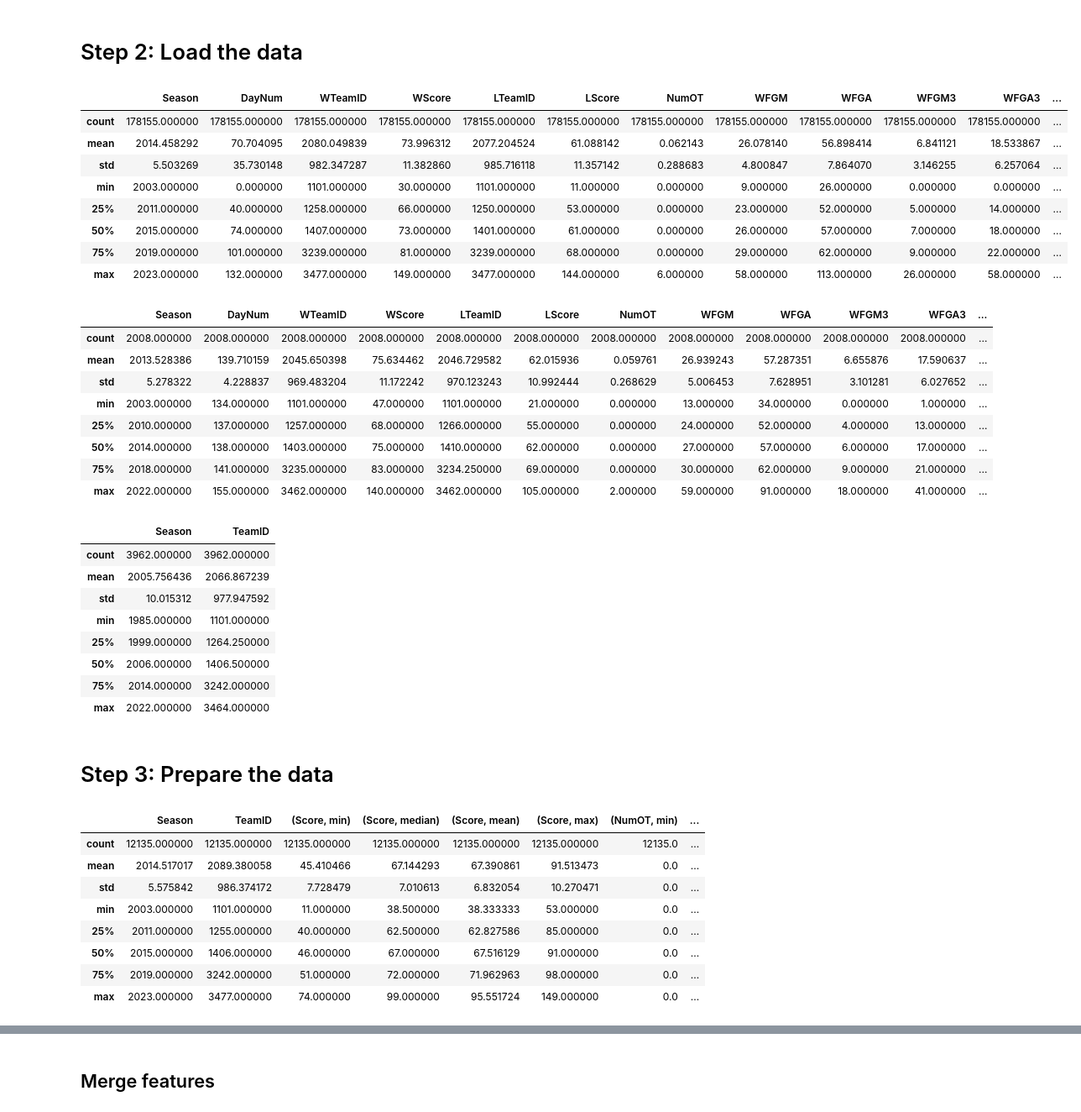
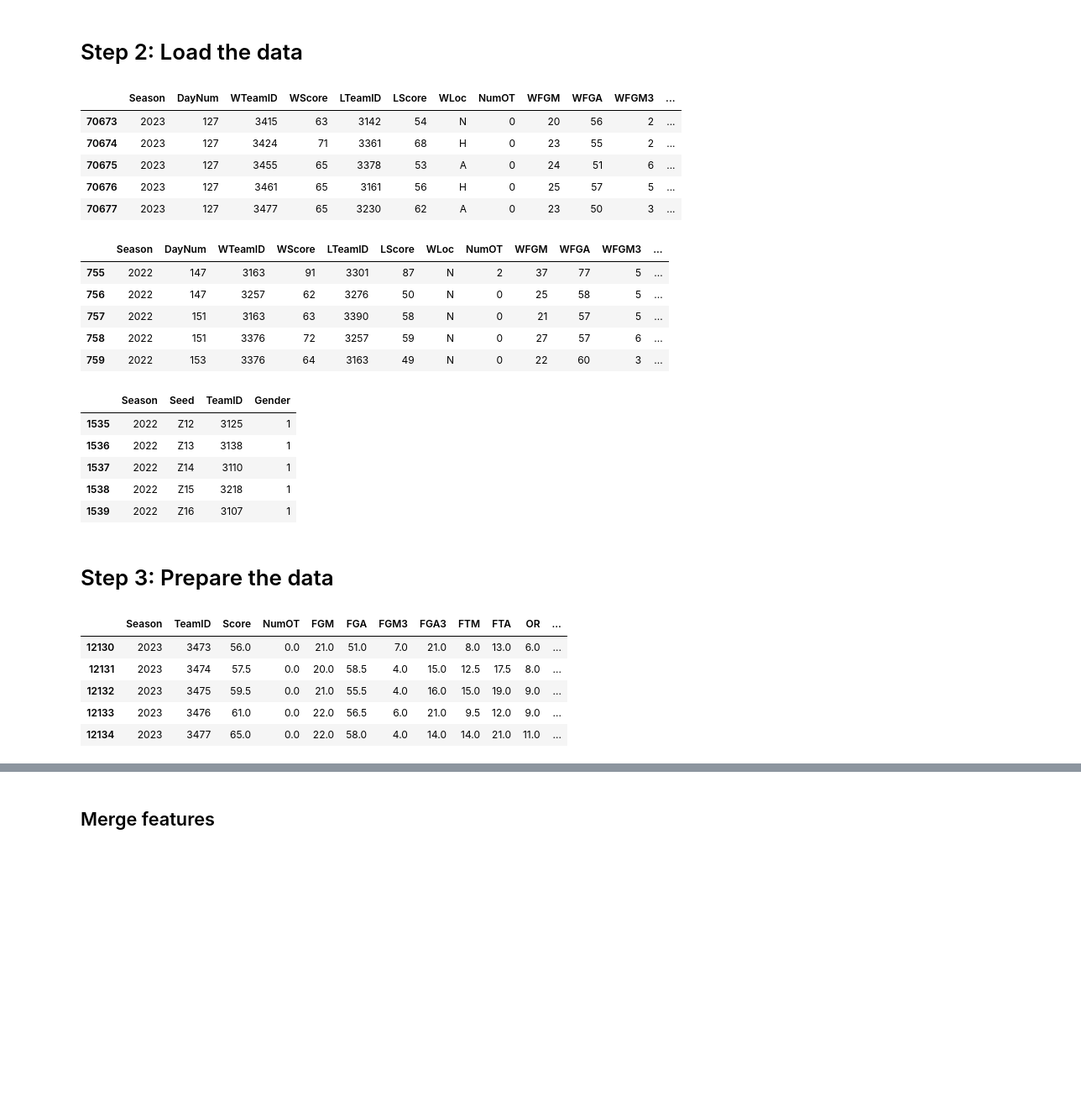
Before and after one commit to sethchart/kaggle-march-machine-learning-mania, a Jupyter notebook: kernels/warmup/notebook.ipynb, the cells around one changed output, grey strips where cells are left out. Shown at 84% size. Saved outputs shown, nothing was run; the diff lists cells and outputs as text; code cells hidden in the pictures; blank space fills up the shorter version.

```diff
--- a/kernels/warmup/notebook.ipynb
+++ b/kernels/warmup/notebook.ipynb
@@ -11,51 +11,42 @@ def load_raw_data(filename: str) -> pd.DataFrame:
     mens_filepath = f"/kaggle/input/warmup-round-march-machine-learning-mania-2023/M{filename}.csv"
     weomens_filepath = f"/kaggle/input/warmup-round-march-machine-learning-mania-2023/W{filename}.csv"
     df_mens = pd.read_csv(mens_filepath)
-    df_mens["Gender"] = "M"
+    df_mens["Gender"] = 0
     df_weomens = pd.read_csv(weomens_filepath)
-    df_weomens["Gender"] = "W"
+    df_weomens["Gender"] = 1
     return pd.concat([df_mens, df_weomens])
 # %% [markdown]
 # Step 2: Load the data
 # %%
 RegularSeasonDetailedResults = load_raw_data("RegularSeasonDetailedResults")
-RegularSeasonDetailedResults.describe()
+RegularSeasonDetailedResults.tail()
 # %% [output]
-|  | Season | DayNum | WTeamID | WScore | LTeamID | LScore | NumOT | WFGM | WFGA | WFGM3 | WFGA3 | ... |
-| count | 178155.000000 | 178155.000000 | 178155.000000 | 178155.000000 | 178155.000000 | 178155.000000 | 178155.000000 | 178155.000000 | 178155.000000 | 178155.000000 | 178155.000000 | ... |
-| mean | 2014.458292 | 70.704095 | 2080.049839 | 73.996312 | 2077.204524 | 61.088142 | 0.062143 | 26.078140 | 56.898414 | 6.841121 | 18.533867 | ... |
-| std | 5.503269 | 35.730148 | 982.347287 | 11.382860 | 985.716118 | 11.357142 | 0.288683 | 4.800847 | 7.864070 | 3.146255 | 6.257064 | ... |
-| min | 2003.000000 | 0.000000 | 1101.000000 | 30.000000 | 1101.000000 | 11.000000 | 0.000000 | 9.000000 | 26.000000 | 0.000000 | 0.000000 | ... |
-| 25% | 2011.000000 | 40.000000 | 1258.000000 | 66.000000 | 1250.000000 | 53.000000 | 0.000000 | 23.000000 | 52.000000 | 5.000000 | 14.000000 | ... |
-| 50% | 2015.000000 | 74.000000 | 1407.000000 | 73.000000 | 1401.000000 | 61.000000 | 0.000000 | 26.000000 | 57.000000 | 7.000000 | 18.000000 | ... |
-| 75% | 2019.000000 | 101.000000 | 3239.000000 | 81.000000 | 3239.000000 | 68.000000 | 0.000000 | 29.000000 | 62.000000 | 9.000000 | 22.000000 | ... |
-| max | 2023.000000 | 132.000000 | 3477.000000 | 149.000000 | 3477.000000 | 144.000000 | 6.000000 | 58.000000 | 113.000000 | 26.000000 | 58.000000 | ... |
+|  | Season | DayNum | WTeamID | WScore | LTeamID | LScore | WLoc | NumOT | WFGM | WFGA | WFGM3 | ... |
+| 70673 | 2023 | 127 | 3415 | 63 | 3142 | 54 | N | 0 | 20 | 56 | 2 | ... |
+| 70674 | 2023 | 127 | 3424 | 71 | 3361 | 68 | H | 0 | 23 | 55 | 2 | ... |
+| 70675 | 2023 | 127 | 3455 | 65 | 3378 | 53 | A | 0 | 24 | 51 | 6 | ... |
+| 70676 | 2023 | 127 | 3461 | 65 | 3161 | 56 | H | 0 | 25 | 57 | 5 | ... |
+| 70677 | 2023 | 127 | 3477 | 65 | 3230 | 62 | A | 0 | 23 | 50 | 3 | ... |
 # %%
 NCAATourneyDetailedResults = load_raw_data("NCAATourneyDetailedResults")
-NCAATourneyDetailedResults.describe()
+NCAATourneyDetailedResults.tail()
 # %% [output]
-|  | Season | DayNum | WTeamID | WScore | LTeamID | LScore | NumOT | WFGM | WFGA | WFGM3 | WFGA3 | ... |
-| count | 2008.000000 | 2008.000000 | 2008.000000 | 2008.000000 | 2008.000000 | 2008.000000 | 2008.000000 | 2008.000000 | 2008.000000 | 2008.000000 | 2008.000000 | ... |
-| mean | 2013.528386 | 139.710159 | 2045.650398 | 75.634462 | 2046.729582 | 62.015936 | 0.059761 | 26.939243 | 57.287351 | 6.655876 | 17.590637 | ... |
-| std | 5.278322 | 4.228837 | 969.483204 | 11.172242 | 970.123243 | 10.992444 | 0.268629 | 5.006453 | 7.628951 | 3.101281 | 6.027652 | ... |
-| min | 2003.000000 | 134.000000 | 1101.000000 | 47.000000 | 1101.000000 | 21.000000 | 0.000000 | 13.000000 | 34.000000 | 0.000000 | 1.000000 | ... |
-| 25% | 2010.000000 | 137.000000 | 1257.000000 | 68.000000 | 1266.000000 | 55.000000 | 0.000000 | 24.000000 | 52.000000 | 4.000000 | 13.000000 | ... |
-| 50% | 2014.000000 | 138.000000 | 1403.000000 | 75.000000 | 1410.000000 | 62.000000 | 0.000000 | 27.000000 | 57.000000 | 6.000000 | 17.000000 | ... |
-| 75% | 2018.000000 | 141.000000 | 3235.000000 | 83.000000 | 3234.250000 | 69.000000 | 0.000000 | 30.000000 | 62.000000 | 9.000000 | 21.000000 | ... |
-| max | 2022.000000 | 155.000000 | 3462.000000 | 140.000000 | 3462.000000 | 105.000000 | 2.000000 | 59.000000 | 91.000000 | 18.000000 | 41.000000 | ... |
+|  | Season | DayNum | WTeamID | WScore | LTeamID | LScore | WLoc | NumOT | WFGM | WFGA | WFGM3 | ... |
+| 755 | 2022 | 147 | 3163 | 91 | 3301 | 87 | N | 2 | 37 | 77 | 5 | ... |
+| 756 | 2022 | 147 | 3257 | 62 | 3276 | 50 | N | 0 | 25 | 58 | 5 | ... |
+| 757 | 2022 | 151 | 3163 | 63 | 3390 | 58 | N | 0 | 21 | 57 | 5 | ... |
+| 758 | 2022 | 151 | 3376 | 72 | 3257 | 59 | N | 0 | 27 | 57 | 6 | ... |
+| 759 | 2022 | 153 | 3376 | 64 | 3163 | 49 | N | 0 | 22 | 60 | 3 | ... |
 # %%
 NCAATourneySeeds = load_raw_data("NCAATourneySeeds")
-NCAATourneySeeds.describe()
+NCAATourneySeeds.tail()
 # %% [output]
-|  | Season | TeamID |
-| count | 3962.000000 | 3962.000000 |
-| mean | 2005.756436 | 2066.867239 |
-| std | 10.015312 | 977.947592 |
-| min | 1985.000000 | 1101.000000 |
-| 25% | 1999.000000 | 1264.250000 |
-| 50% | 2006.000000 | 1406.500000 |
-| 75% | 2014.000000 | 3242.000000 |
-| max | 2022.000000 | 3464.000000 |
+|  | Season | Seed | TeamID | Gender |
+| 1535 | 2022 | Z12 | 3125 | 1 |
+| 1536 | 2022 | Z13 | 3138 | 1 |
+| 1537 | 2022 | Z14 | 3110 | 1 |
+| 1538 | 2022 | Z15 | 3218 | 1 |
+| 1539 | 2022 | Z16 | 3107 | 1 |
 # %% [markdown]
 # Step 3: Prepare the data
 # %%
@@ -136,17 +132,14 @@ test_df_copy = test_df.copy()
 ProcessedRegularSeasonDetailedResults = process_detailed_results(
     RegularSeasonDetailedResults
 )
-ProcessedRegularSeasonDetailedResults.describe()
+ProcessedRegularSeasonDetailedResults.tail()
 # %% [output]
-|  | Season | TeamID | (Score, min) | (Score, median) | (Score, mean) | (Score, max) | (NumOT, min) | ... |
-| count | 12135.000000 | 12135.000000 | 12135.000000 | 12135.000000 | 12135.000000 | 12135.000000 | 12135.0 | ... |
-| mean | 2014.517017 | 2089.380058 | 45.410466 | 67.144293 | 67.390861 | 91.513473 | 0.0 | ... |
-| std | 5.575842 | 986.374172 | 7.728479 | 7.010613 | 6.832054 | 10.270471 | 0.0 | ... |
-| min | 2003.000000 | 1101.000000 | 11.000000 | 38.500000 | 38.333333 | 53.000000 | 0.0 | ... |
-| 25% | 2011.000000 | 1255.000000 | 40.000000 | 62.500000 | 62.827586 | 85.000000 | 0.0 | ... |
-| 50% | 2015.000000 | 1406.000000 | 46.000000 | 67.000000 | 67.516129 | 91.000000 | 0.0 | ... |
-| 75% | 2019.000000 | 3242.000000 | 51.000000 | 72.000000 | 71.962963 | 98.000000 | 0.0 | ... |
-| max | 2023.000000 | 3477.000000 | 74.000000 | 99.000000 | 95.551724 | 149.000000 | 0.0 | ... |
+|  | Season | TeamID | Score | NumOT | FGM | FGA | FGM3 | FGA3 | FTM | FTA | OR | ... |
+| 12130 | 2023 | 3473 | 56.0 | 0.0 | 21.0 | 51.0 | 7.0 | 21.0 | 8.0 | 13.0 | 6.0 | ... |
+| 12131 | 2023 | 3474 | 57.5 | 0.0 | 20.0 | 58.5 | 4.0 | 15.0 | 12.5 | 17.5 | 8.0 | ... |
+| 12132 | 2023 | 3475 | 59.5 | 0.0 | 21.0 | 55.5 | 4.0 | 16.0 | 15.0 | 19.0 | 9.0 | ... |
+| 12133 | 2023 | 3476 | 61.0 | 0.0 | 22.0 | 56.5 | 6.0 | 21.0 | 9.5 | 12.0 | 9.0 | ... |
+| 12134 | 2023 | 3477 | 65.0 | 0.0 | 22.0 | 58.0 | 4.0 | 14.0 | 14.0 | 21.0 | 11.0 | ... |
 # %%
 ProcessedNCAATourneyDetailedResults = process_detailed_results(
     NCAATourneyDetailedResults
```
Also changed, not shown: parts of 23 cells of this notebook.
